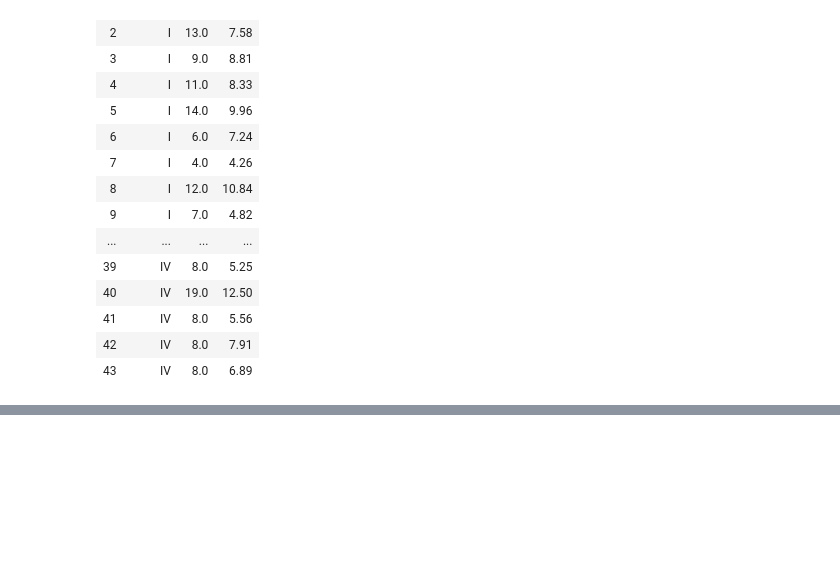
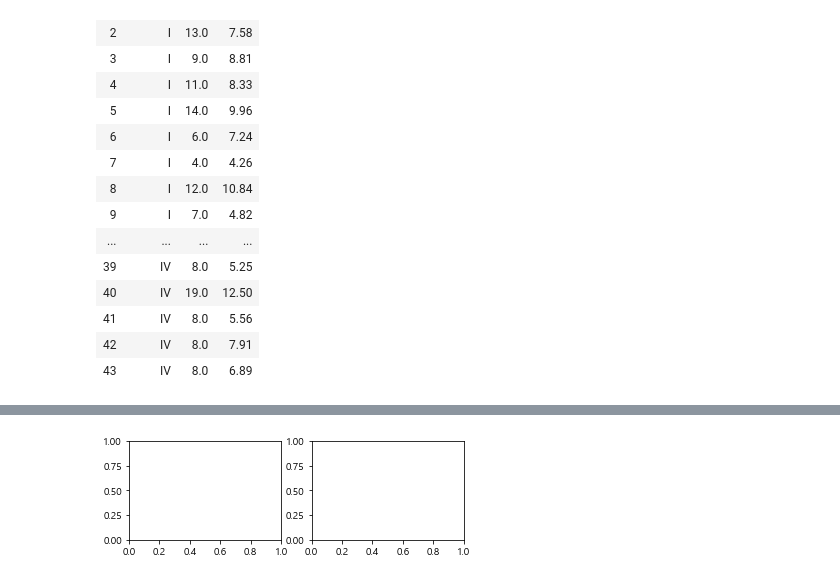
Before and after one commit to SungeunAn/TIL_new, a Jupyter notebook: 데이터 다루기/Day26.ipynb, the cells around one changed output, grey strips where cells are left out. Drawn from its saved outputs; the diff is of its cells as text; code cells hidden in the pictures; blank space fills up the shorter version.

```diff
--- a/데이터 다루기/Day26.ipynb
+++ b/데이터 다루기/Day26.ipynb
@@ -436,0 +463,6 @@ anscombe[anscombe.dataset=='IV']
+# %%
+fig=plt.figure()
+axes1=fig.add_subplot(2,2,1)
+axes2=fig.add_subplot(2,2,2)
+# %% [output]
+[figure, added]
```
Also changed, not shown: parts of 10 cells of this notebook.
